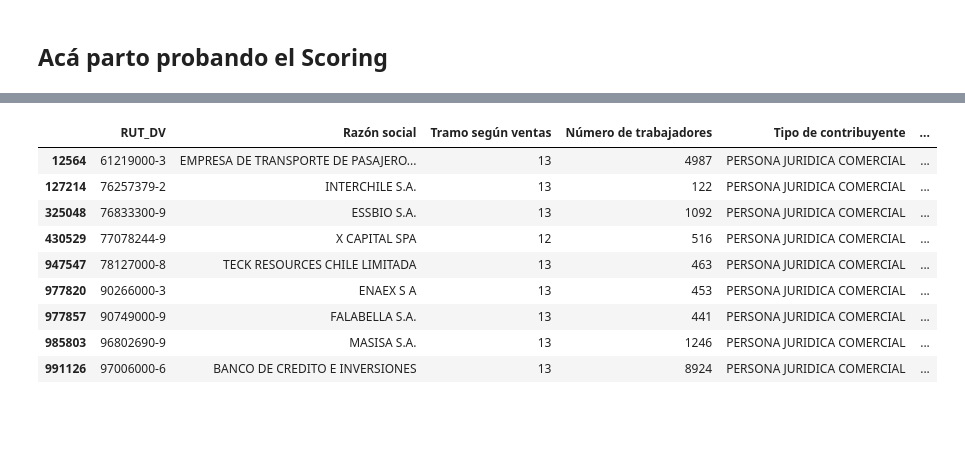
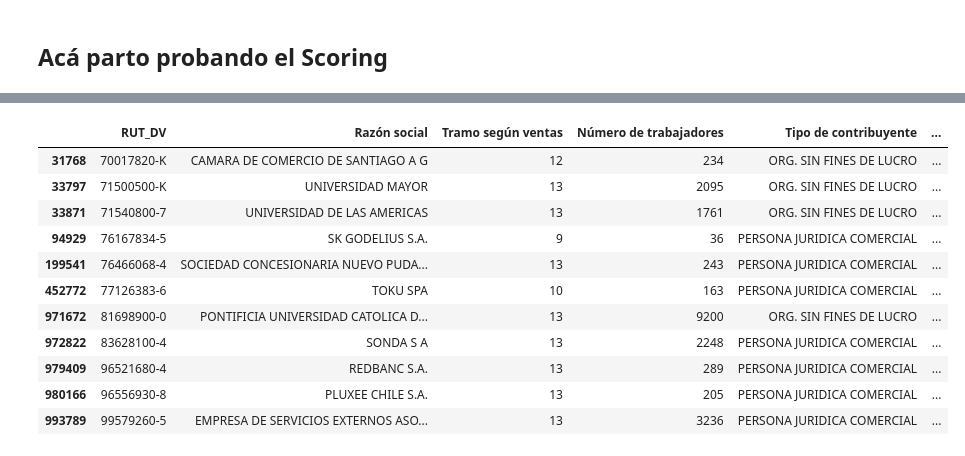
Before and after one commit to jpzepedanunez/Plutto-AutoOutbound, a Jupyter notebook: Sii folder/SII.ipynb, the cells around one changed output, grey strips where cells are left out. Drawn from its saved outputs; the diff is of its cells as text; code cells hidden in the pictures; blank space fills up the shorter version.

```diff
--- a/Sii folder/SII.ipynb
+++ b/Sii folder/SII.ipynb
@@ -179,6 +181,9 @@ SEGMENTOS = {
         "portales web", "procesamiento de datos",
         "servicios vinculadas al transporte aereo", "servicios vinculadas al transporte acuatico",
         "agencias de naves",
+        "concesionaria", "aeropuerto",
+        "servicios profesionales de ingenieria",
+        "ingenieria y construccion",
     ],
     "Manufactura / Retail": [
         "fabricacion de", "industrias basicas", "fundicion", "forja",
@@ -201,6 +206,12 @@ SEGMENTOS = {
         "otras industrias manufactureras",
         "impresion", "reproduccion de grabaciones",
         "tratamiento y revestimiento de metales",
+        "pesca", "acuicultura",
+        "cultivo y crianza de peces", "cultivo de peces", "crianza de peces",
+        "productos del mar", "conservacion de pescado",
+        "elaboracion y conservacion de pescado",
+        "elaboracion y conservacion de crustaceos",
+        "procesamiento de pescado", "harina de pescado", "aceite de pescado",
     ],
 }
 
@@ -281,5 +293,4 @@ Name: count, dtype: int64
 # %%
-from Scoring_ICP import score_lead
 
 empresas_target = {
     "78127000-8": "Teck Resources Chile Ltda.",
@@ -335,40 +346,43 @@ empresas_target = {
     "70017820-K": "Cámara de Comercio de Santiago A.G.",
     "99527440-K": "Ksec SpA",
     "76727442-4": "MoonK SpA",                  # SII: MOONK CORREDORES DE BOLSA DE PRODUCTOS SA
     "91337000-7": "Polpaico S.A.",              # SII: CEMENTO POLPAICO S A
     "76298660-4": "Asfalcura S.A.",             # SII: CONSTRUCTORA ASFALCURA SPA
     "96856860-4": "Elecmetal S.A.",             # SII: ME/ELECMETAL S A
     "96588850-0": "Worley Chile SpA",
     "77569799-7": "Datamart Chile SpA",         # SII: ASESORIAS DATAMARTCHILE SPA
     "77257741-9": "Smart Fit Chile SpA",
 }
 
 
 rut_clientes = {
     "65092388-K": "Coordinador Eléctrico Nacional",
     "76833300-9": "Essbio S.A.",
     "96802690-9": "Masisa S.A.",
     "78127000-8": "Teck Resources Chile Ltda.",
     "97006000-6": "Banco de Crédito e Inversiones",
     "90749000-9": "Falabella S.A.",
     "77078244-9": "Xepelin SpA",          # razón social SII: X CAPITAL SPA
     "76257379-2": "ISA Interchile S.A.",   # razón social SII: INTERCHILE S.A.
     "61219000-3": "Metro S.A.",
     "90266000-3": "Enaex S.A.",
 }
 
 df_clientes_rut = df_segmentado[df_segmentado["RUT_DV"].isin(rut_clientes)].copy()
 
+df_clientes_total = df_funcionando_workers[df_funcionando_workers["RUT_DV"].isin(empresas_target)].copy() #saco la lista de los clientes en el DF sin filtrar completos.
 
-df_clientes_rut
+df_clientes_total[df_clientes_total["Segmento"].isna()] #clientes que no fueron segmentados, revisar por qué.
 # %% [output]
 |  | RUT_DV | Razón social | Tramo según ventas | Número de trabajadores | Tipo de contribuyente | ... |
-| 12564 | 61219000-3 | EMPRESA DE TRANSPORTE DE PASAJERO... | 13 | 4987 | PERSONA JURIDICA COMERCIAL | ... |
-| 127214 | 76257379-2 | INTERCHILE S.A. | 13 | 122 | PERSONA JURIDICA COMERCIAL | ... |
-| 325048 | 76833300-9 | ESSBIO S.A. | 13 | 1092 | PERSONA JURIDICA COMERCIAL | ... |
-| 430529 | 77078244-9 | X CAPITAL SPA | 12 | 516 | PERSONA JURIDICA COMERCIAL | ... |
-| 947547 | 78127000-8 | TECK RESOURCES CHILE LIMITADA | 13 | 463 | PERSONA JURIDICA COMERCIAL | ... |
-| 977820 | 90266000-3 | ENAEX S A | 13 | 453 | PERSONA JURIDICA COMERCIAL | ... |
-| 977857 | 90749000-9 | FALABELLA S.A. | 13 | 441 | PERSONA JURIDICA COMERCIAL | ... |
-| 985803 | 96802690-9 | MASISA S.A. | 13 | 1246 | PERSONA JURIDICA COMERCIAL | ... |
-| 991126 | 97006000-6 | BANCO DE CREDITO E INVERSIONES | 13 | 8924 | PERSONA JURIDICA COMERCIAL | ... |
+| 31768 | 70017820-K | CAMARA DE COMERCIO DE SANTIAGO A G | 12 | 234 | ORG. SIN FINES DE LUCRO | ... |
+| 33797 | 71500500-K | UNIVERSIDAD MAYOR | 13 | 2095 | ORG. SIN FINES DE LUCRO | ... |
+| 33871 | 71540800-7 | UNIVERSIDAD DE LAS AMERICAS | 13 | 1761 | ORG. SIN FINES DE LUCRO | ... |
+| 94929 | 76167834-5 | SK GODELIUS S.A. | 9 | 36 | PERSONA JURIDICA COMERCIAL | ... |
+| 199541 | 76466068-4 | SOCIEDAD CONCESIONARIA NUEVO PUDA... | 13 | 243 | PERSONA JURIDICA COMERCIAL | ... |
+| 452772 | 77126383-6 | TOKU SPA | 10 | 163 | PERSONA JURIDICA COMERCIAL | ... |
+| 971672 | 81698900-0 | PONTIFICIA UNIVERSIDAD CATOLICA D... | 13 | 9200 | ORG. SIN FINES DE LUCRO | ... |
+| 972822 | 83628100-4 | SONDA S A | 13 | 2248 | PERSONA JURIDICA COMERCIAL | ... |
+| 979409 | 96521680-4 | REDBANC S.A. | 13 | 289 | PERSONA JURIDICA COMERCIAL | ... |
+| 980166 | 96556930-8 | PLUXEE CHILE S.A. | 13 | 205 | PERSONA JURIDICA COMERCIAL | ... |
+| 993789 | 99579260-5 | EMPRESA DE SERVICIOS EXTERNOS ASO... | 13 | 3236 | PERSONA JURIDICA COMERCIAL | ... |
```
Also changed, not shown: parts of 6 cells of this notebook, 2 other files.
